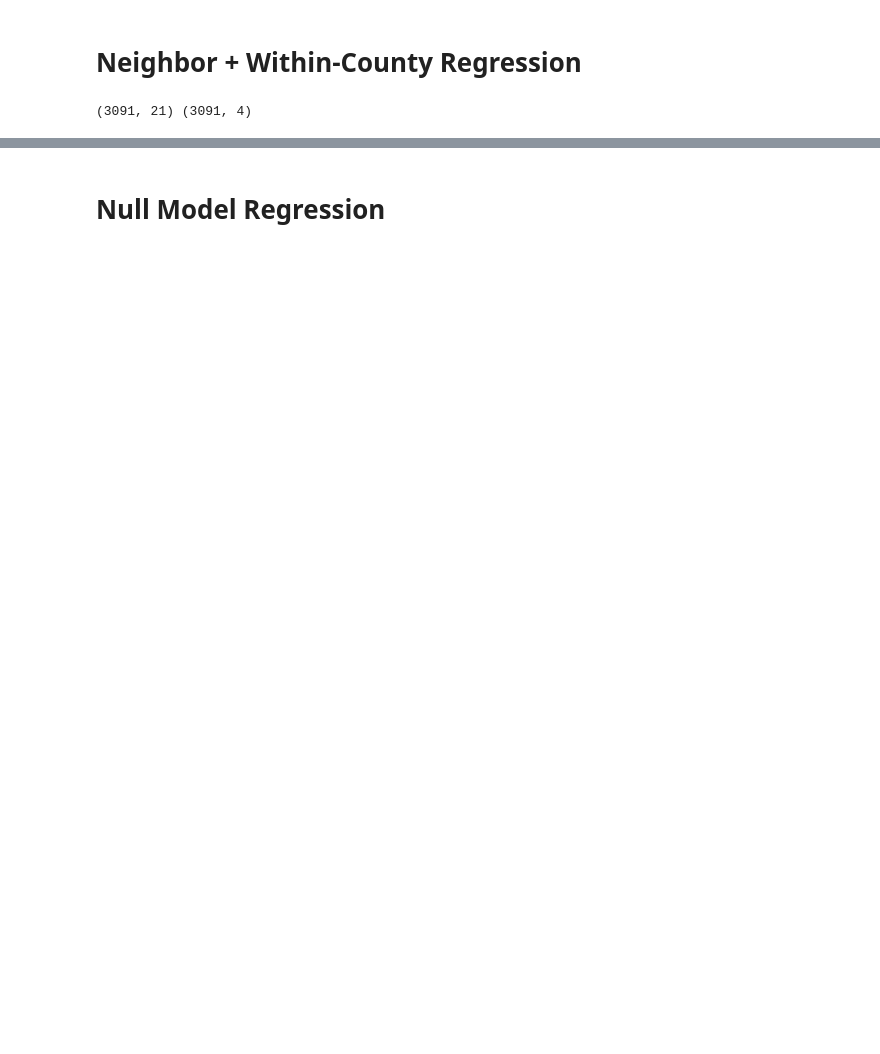
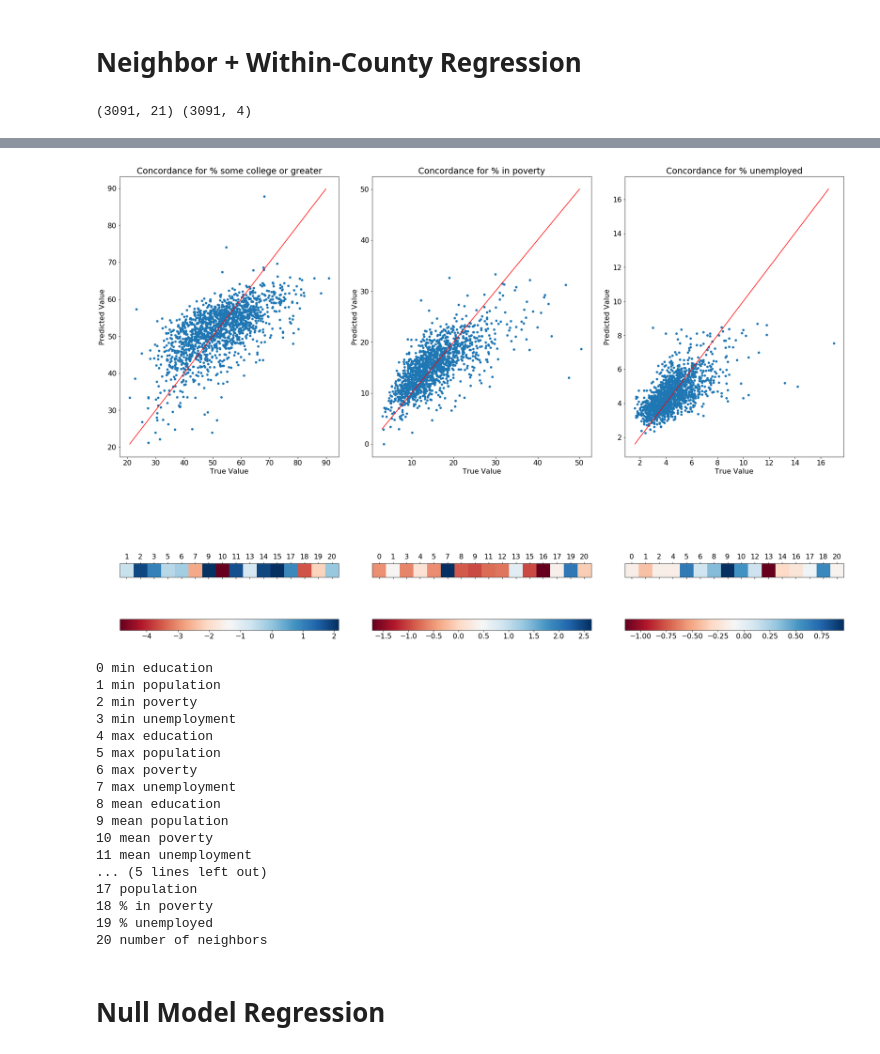
Before and after one commit to adam-winchell/NetworkAnalysisProject, a Jupyter notebook: regression_tyler.ipynb, the cells around one changed output, grey strips where cells are left out. Cells and saved outputs as stored; diff of their text form; code cells hidden in the pictures; blank space fills up the shorter version.

Commit message:
Finish regression analysis, update null model, add figures

```diff
--- a/regression_tyler.ipynb
+++ b/regression_tyler.ipynb
@@ -556,2 +686,63 @@ for i in range(21):
+# %%
+def plot_concordance(data, labels, seed=1234):
+    fig, axes = plt.subplots(2, 3, figsize=(24, 16))
+    idx = 0
+    for i in range(labels.shape[1]):
+        if label_to_name[i + 1] == 'population':
+            continue
+
+        kf = KFold(n_splits=2, shuffle=True, random_state=seed)
+        # This does z-score normalization of data
+        x = (data - np.mean(data, axis=0)) / np.std(data, axis=0)
+        delete_idxs = [k for k in range(0, 20) if k % 4 == i]
+        x = x[:, np.delete(np.arange(0, 21), delete_idxs)]
+        y = labels[:, i]
+
+        for train_idx, test_idx in kf.split(x, y):
+            x_train, y_train = x[train_idx], y[train_idx]
+            x_test, y_test = x[test_idx], y[test_idx]
+
+            model = LinearRegression(normalize=False, n_jobs=-1).fit(x_train, y_train)
+            y_pred = model.predict(x_test)
+
+            axes[0, idx].scatter(y_test, y_pred, s=20)
+            axes[0, idx].plot(np.arange(np.min(y_test), np.max(y_test)), np.arange(np.min(y_test), np.max(y_test)), color='red')
+            axes[0, idx].set_xlabel('True Value')
+            axes[0, idx].set_ylabel('Predicted Value')
+            axes[0, idx].set_title('Concordance for {}'.format(label_to_name[i + 1]))
+
+            im = axes[1, idx].matshow(model.coef_[np.newaxis, :], cmap='RdBu')
+            plt.colorbar(im, ax=axes[1, idx], orientation='horizontal')
+            axes[1, idx].set_yticks([], [])
+            axes[1, idx].set_xticks(np.arange(0, 16))
+            axes[1, idx].set_xticklabels([str(k) for k in range(21) if k not in delete_idxs])
+
+            idx += 1
+            break
+    plt.tight_layout()
+    plt.show()
+# %%
+plot_concordance(neighbor_data, labels)
+for i in range(21):
+    print(i, feature_to_name[i])
+# %% [output]
+[figure, added]
+0 min education
+1 min population
+2 min poverty
+3 min unemployment
+4 max education
+5 max population
+6 max poverty
+7 max unemployment
+8 mean education
+9 mean population
+10 mean poverty
+11 mean unemployment
+... (5 lines left out)
+17 population
+18 % in poverty
+19 % unemployed
+20 number of neighbors
 # %% [markdown]
 # Null Model Regression
```
Also changed, not shown: parts of 17 cells of this notebook, 7 other files.
